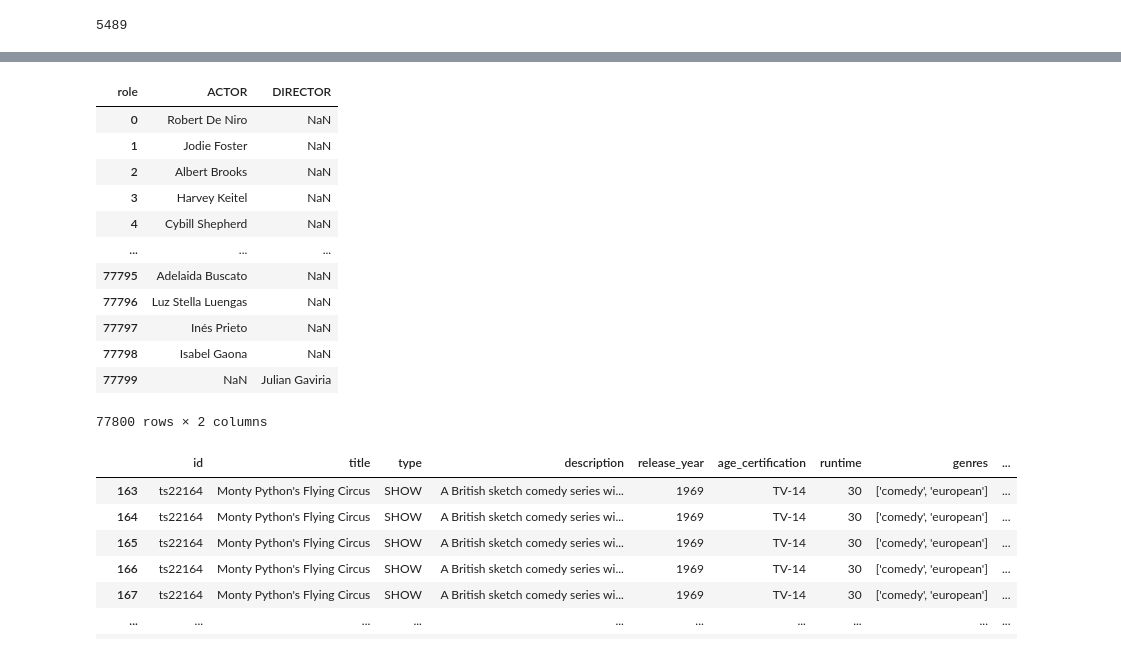
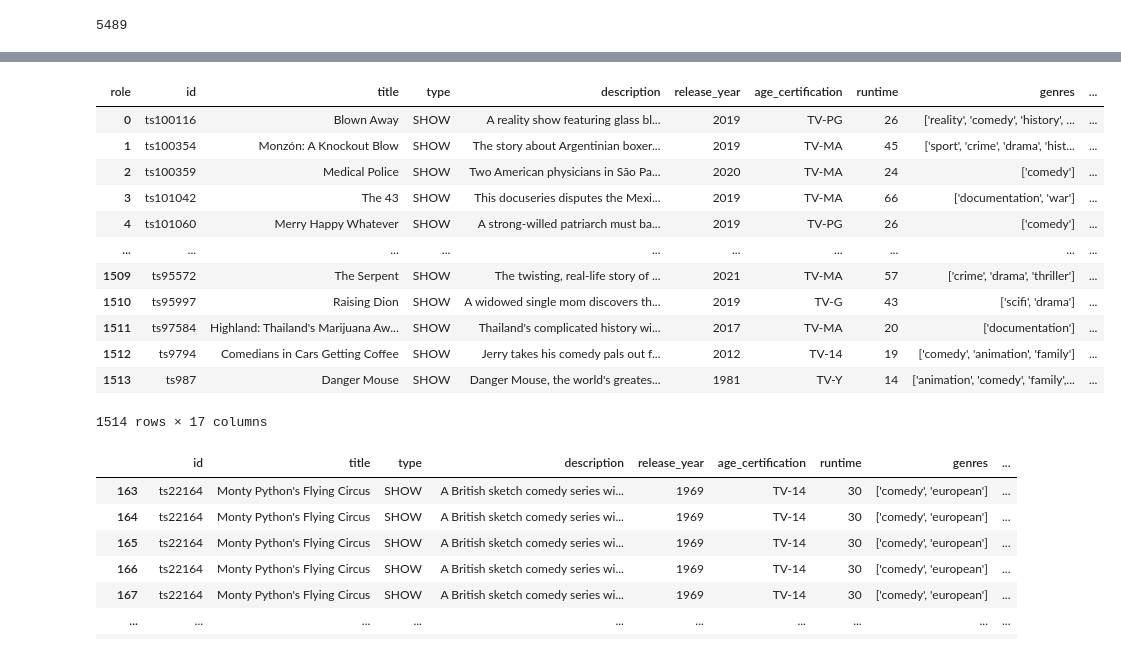
Before and after one commit to Vladboy2/EECS3401FinalProject, a Jupyter notebook: MovieShowPredictor.ipynb, the cells around one changed output, grey strips where cells are left out. Drawn from its saved outputs; the diff is of its cells as text; code cells hidden in the pictures.

```diff
--- a/MovieShowPredictor.ipynb
+++ b/MovieShowPredictor.ipynb
@@ -20,7 +24,6 @@ print(unique_count)
 # %%
 combined_df = pd.merge(titles_df, credits_df, left_on = "id", right_on = "id")
-combined_df = combined_df.drop('character', axis=1)
-combined_df.dropna(subset=['title'], inplace=True)
+combined_df = combined_df.drop('character', axis=1).drop('person_id', axis=1)
 combined_df
 # %% [output]
 |  | id | title | type | description | release_year | age_certification | runtime | genres | ... |
@@ -39,3 +41,0 @@ combined_df
-# %%
-combined_df.drop(columns=['seasons'], inplace=True)
-combined_df
@@ -83,12 +41,0 @@ top100Actors=top100Actors.head(10)
-# %%
-x = top100Actors['name']
-y = top100Actors['imdb_score']
-
-# Create scatter plot
-plt.scatter(x, y)
-plt.xlabel('actors')
-plt.ylabel('score')
-plt.title('Scatter Plot of Top 100 Values')
-plt.xticks(rotation=90)
-plt.figure(figsize=(5, 20))
-plt.show()
@@ -98,29 +42,23 @@ plt.show()
 # %%
-# pivot_df = combined_df.pivot_table(index=['id', 'title', 'type', 'description', 'release_year', 'age_certification', 'runtime', 'genres', 'production_countries', 'seasons', 'imdb_id', 'imdb_score', 'imdb_votes', 'tmdb_popularity', 'tmdb_score'],
-#                           columns='role',
-#                           values='name',
-#                           aggfunc=lambda x: ', '.join(x)).reset_index()
-# pivot_df
-# Pivot the table
-pivot_df = combined_df.pivot_table(index=combined_df.index, columns='role', values='name', aggfunc='first')
-
-# Reset index if needed
-pivot_df.reset_index(drop=True, inplace=True)
+pivot_df = combined_df.pivot_table(index=['id', 'title', 'type', 'description', 'release_year', 'age_certification', 'runtime', 'genres', 'production_countries', 'seasons', 'imdb_id', 'imdb_score', 'imdb_votes', 'tmdb_popularity', 'tmdb_score'],
+                          columns='role',
+                          values='name',
+                          aggfunc=lambda x: ', '.join(x)).reset_index()
 pivot_df
 # %% [output]
-| role | ACTOR | DIRECTOR |
-| 0 | Robert De Niro | NaN |
-| 1 | Jodie Foster | NaN |
-| 2 | Albert Brooks | NaN |
-| 3 | Harvey Keitel | NaN |
-| 4 | Cybill Shepherd | NaN |
-| ... | ... | ... |
-| 77795 | Adelaida Buscato | NaN |
-| 77796 | Luz Stella Luengas | NaN |
-| 77797 | Inés Prieto | NaN |
-| 77798 | Isabel Gaona | NaN |
-| 77799 | NaN | Julian Gaviria |
+| role | id | title | type | description | release_year | age_certification | runtime | genres | ... |
+| 0 | ts100116 | Blown Away | SHOW | A reality show featuring glass bl... | 2019 | TV-PG | 26 | ['reality', 'comedy', 'history', ... | ... |
+| 1 | ts100354 | Monzón: A Knockout Blow | SHOW | The story about Argentinian boxer... | 2019 | TV-MA | 45 | ['sport', 'crime', 'drama', 'hist... | ... |
+| 2 | ts100359 | Medical Police | SHOW | Two American physicians in São Pa... | 2020 | TV-MA | 24 | ['comedy'] | ... |
+| 3 | ts101042 | The 43 | SHOW | This docuseries disputes the Mexi... | 2019 | TV-MA | 66 | ['documentation', 'war'] | ... |
+| 4 | ts101060 | Merry Happy Whatever | SHOW | A strong-willed patriarch must ba... | 2019 | TV-PG | 26 | ['comedy'] | ... |
+| ... | ... | ... | ... | ... | ... | ... | ... | ... | ... |
+| 1509 | ts95572 | The Serpent | SHOW | The twisting, real-life story of ... | 2021 | TV-MA | 57 | ['crime', 'drama', 'thriller'] | ... |
+| 1510 | ts95997 | Raising Dion | SHOW | A widowed single mom discovers th... | 2019 | TV-G | 43 | ['scifi', 'drama'] | ... |
+| 1511 | ts97584 | Highland: Thailand's Marijuana Aw... | SHOW | Thailand's complicated history wi... | 2017 | TV-MA | 20 | ['documentation'] | ... |
+| 1512 | ts9794 | Comedians in Cars Getting Coffee | SHOW | Jerry takes his comedy pals out f... | 2012 | TV-14 | 19 | ['comedy', 'animation', 'family'] | ... |
+| 1513 | ts987 | Danger Mouse | SHOW | Danger Mouse, the world's greates... | 1981 | TV-Y | 14 | ['animation', 'comedy', 'family',... | ... |
-77800 rows × 2 columns
+1514 rows × 17 columns
 # %%
 shows = combined_df[combined_df['type'] != 'MOVIE']
 shows
```
Also changed, not shown: parts of 12 cells of this notebook.
